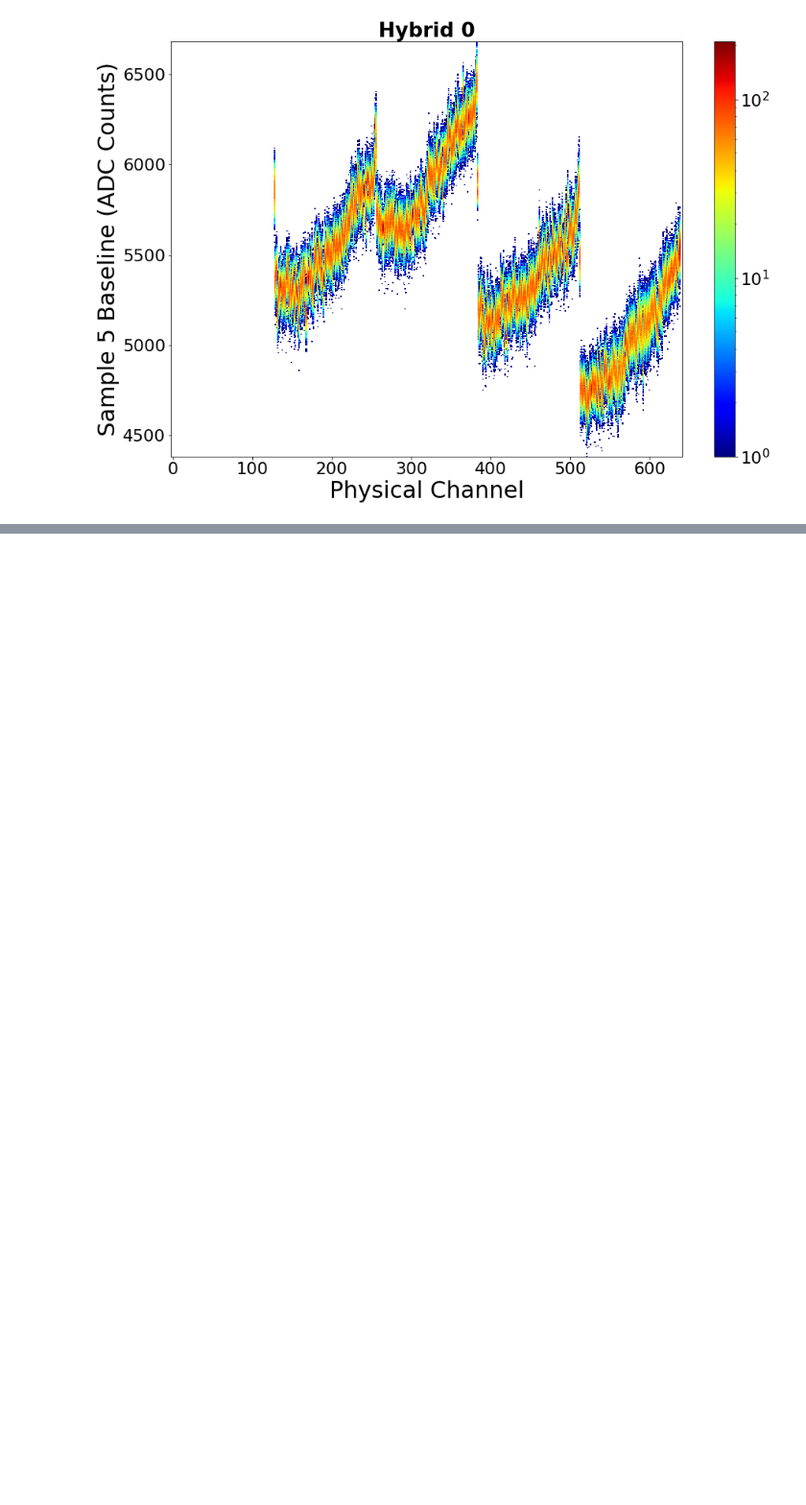
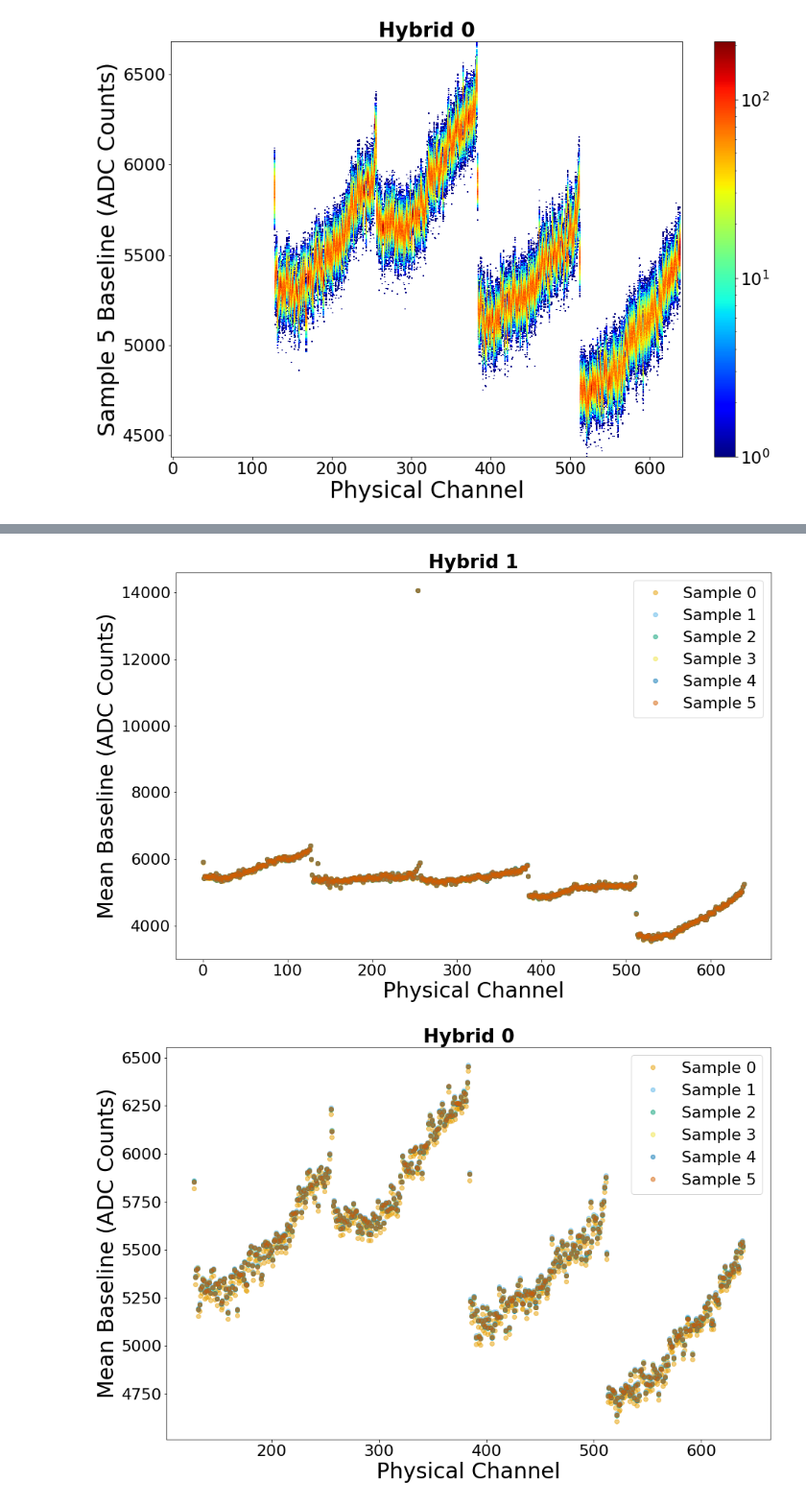
Before and after one commit to omar-moreno/hps-notebooks, a Jupyter notebook: svt_qa/2021/20210610_qa_validation_00.ipynb, the cells around one changed output, grey strips where cells are left out. Shown at 96% size. Cells and saved outputs as stored; diff of their text form; code cells hidden in the pictures; blank space fills up the shorter version.

Commit message:
Add mean baseline and noise plots.

```diff
--- a/svt_qa/2021/20210610_qa_validation_00.ipynb
+++ b/svt_qa/2021/20210610_qa_validation_00.ipynb
@@ -50,6 +50,9 @@ df
 | 3515507 | 0 | 0 | 1 | 0 | 127 | 639 | 5252 | 5260 | 5256 | 5304 | 5400 | ... |
 3515508 rows × 16 columns
 # %%
+color_dict = [ "#E69F00", "#56B4E9", "#009E73",
+          "#F0E442", "#0072B2", "#D55E00", "#CC79A7" ]
+
 # Utiliy function to create dictionary
 def multi_dict(k, type):
     if k == 1:
@@ -81,7 +84,8 @@ def draw_baseline2d(df, hybrid, channels, samples, cut):
     histo_mask = np.ma.masked_where(histo==0, histo)
 
     # Plot the data and add the heatmap
-    plt.pcolormesh(x_edges - 0.5, y_edges, histo_mask, cmap='jet', norm=colors.LogNorm())
+    plt.pcolormesh(x_edges - 0.5, y_edges, histo_mask, cmap='jet',
+                   norm=colors.LogNorm())
     cbar = plt.colorbar()
 
     ax.set_xlim([-2, 641])
@@ -90,7 +94,23 @@ def draw_baseline2d(df, hybrid, channels, samples, cut):
     ax.set_ylabel('Sample %s Baseline (ADC Counts)' % sample, fontsize=30)
     ax.set_title('Hybrid %s' % hybrid, x=.5, fontweight='bold')
 
-def draw_mean_baseline(ax, samples, channels):
+def draw_mean_baseline(ax, hybrid, sample, samples, channels):
+    label = 'Sample %s' % sample
+    ax.plot(channels, samples, 'o', color=color_dict[sample], alpha=0.5,
+            label=label)
+    ax.set_xlabel('Physical Channel', fontsize=30)
+    ax.set_ylabel('Mean Baseline (ADC Counts)', fontsize=30)
+    ax.set_title('Hybrid %s' % hybrid, x=.5, fontweight='bold')
+    ax.legend()
+
+def draw_noise(ax, hybrid, sample, noise, channels):
+    label = 'Sample %s' % sample
+    ax.plot(channels, noise, 'o', color=color_dict[sample], alpha=0.5,
+            label=label)
+    ax.set_xlabel('Physical Channel', fontsize=30)
+    ax.set_ylabel('Noise (ADC Counts)', fontsize=30)
+    ax.set_title('Hybrid %s' % hybrid, x=.5, fontweight='bold')
+    ax.legend()
 # %%
 # Get a list of hybrids to process
 hybrids = df['Hybrid'].unique()
@@ -151,0 +169,11 @@ for hybrid in hybrids:
+# %%
+for hybrid in hybrids:
+    fig, ax = plt.subplots(nrows=1, ncols=1, figsize=(15, 10),
+                           facecolor='white')
+    for sample in range(0, sample_count):
+        draw_mean_baseline(ax, hybrid, sample,
+                           mean[hybrid][sample].values(),
+                           mean[hybrid][sample].keys())
+# %% [output]
+[figure, added]
+[figure, added]
```
Also changed, not shown: parts of 3 cells of this notebook.
